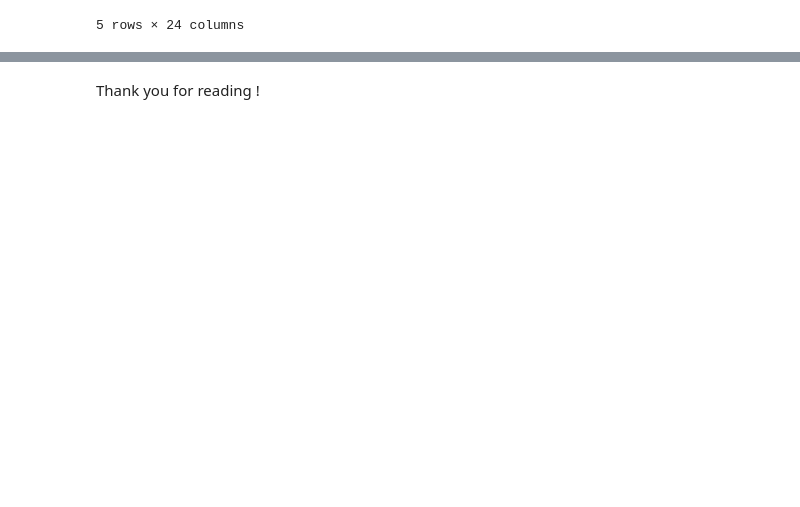
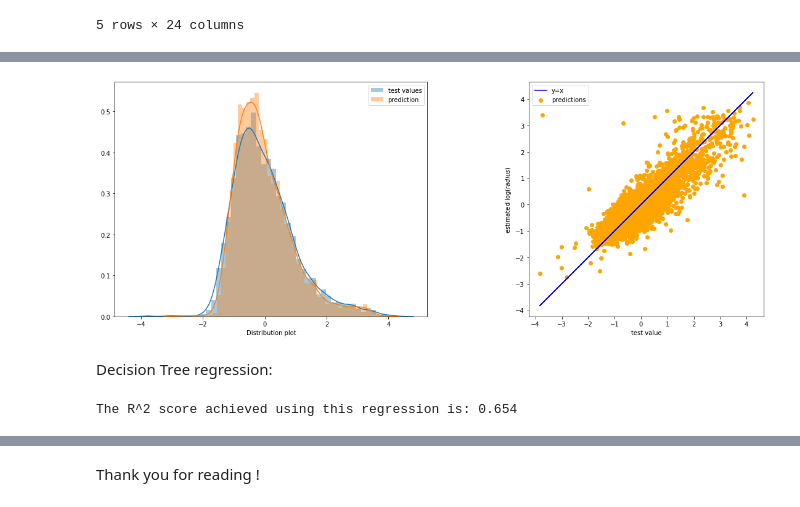
Before and after one commit to liamkesatoran/kaggleAsteroidSizeEstimator, a Jupyter notebook: kaggleAsteroidSizeEstimator.ipynb, the cells around one changed output, grey strips where cells are left out. Saved outputs shown, nothing was run; the diff lists cells and outputs as text; code cells hidden in the pictures; blank space fills up the shorter version.

```diff
--- a/kaggleAsteroidSizeEstimator.ipynb
+++ b/kaggleAsteroidSizeEstimator.ipynb
@@ -417,0 +325,25 @@ plt.scatter(Y_test_norm,Y_test_norm)
+# %%
+plot(Y_pred_neigh)
+# %% [output]
+[figure, added]
+# %% [markdown]
+Decision Tree regression:
+# %%
+### Defining the model
+from sklearn import tree
+decTree = tree.DecisionTreeRegressor()
+
+### Training
+decTree = decTree.fit(X_train_norm,Y_train_norm)
+
+### Predicting
+Y_pred_tree = decTree.predict(X_test_norm)
+
+### Scoring
+score_tree = score(Y_pred_tree)
+announce(score_tree)
+
+algorithms.append('DTree')
+scores.append(score_tree)
+# %% [output]
+The R^2 score achieved using this regression is: 0.654
```
Also changed, not shown: parts of 74 cells of this notebook.
